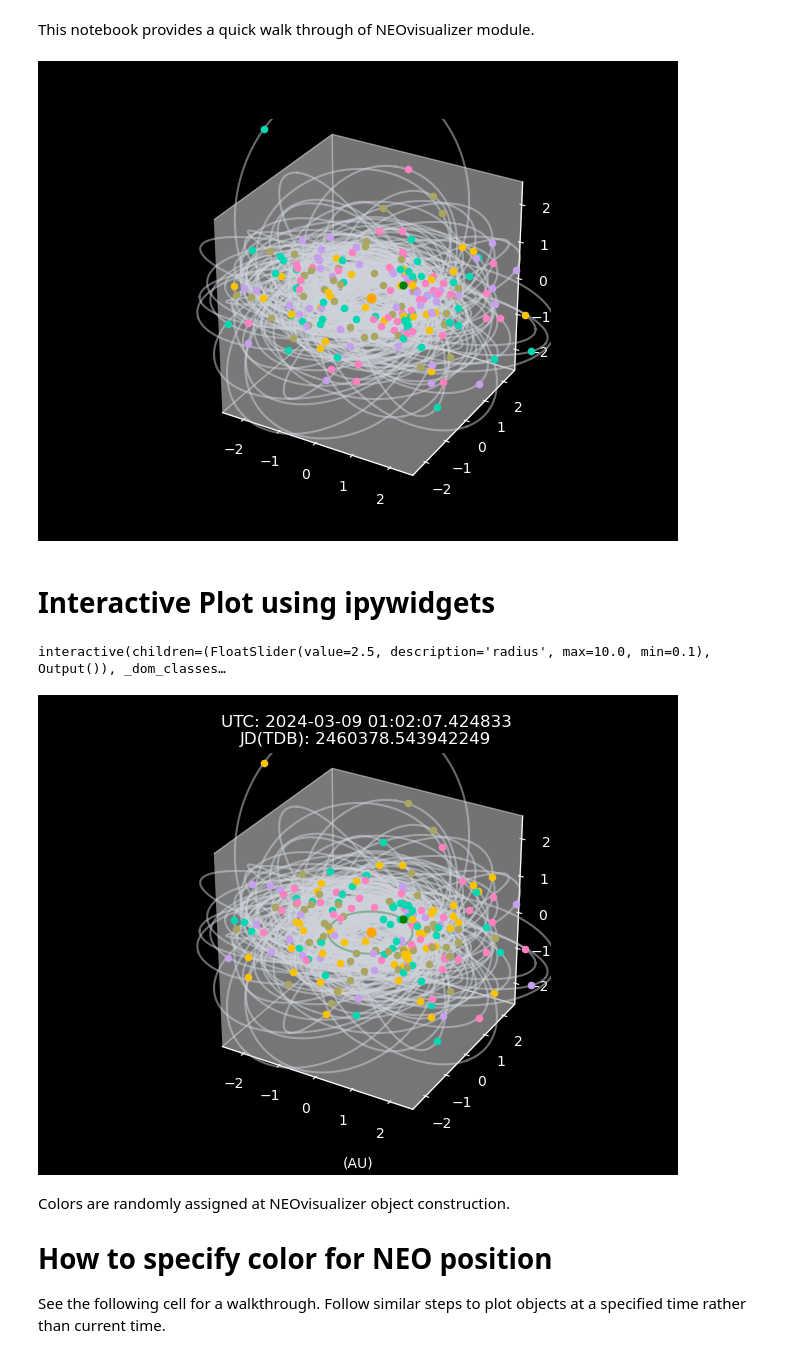
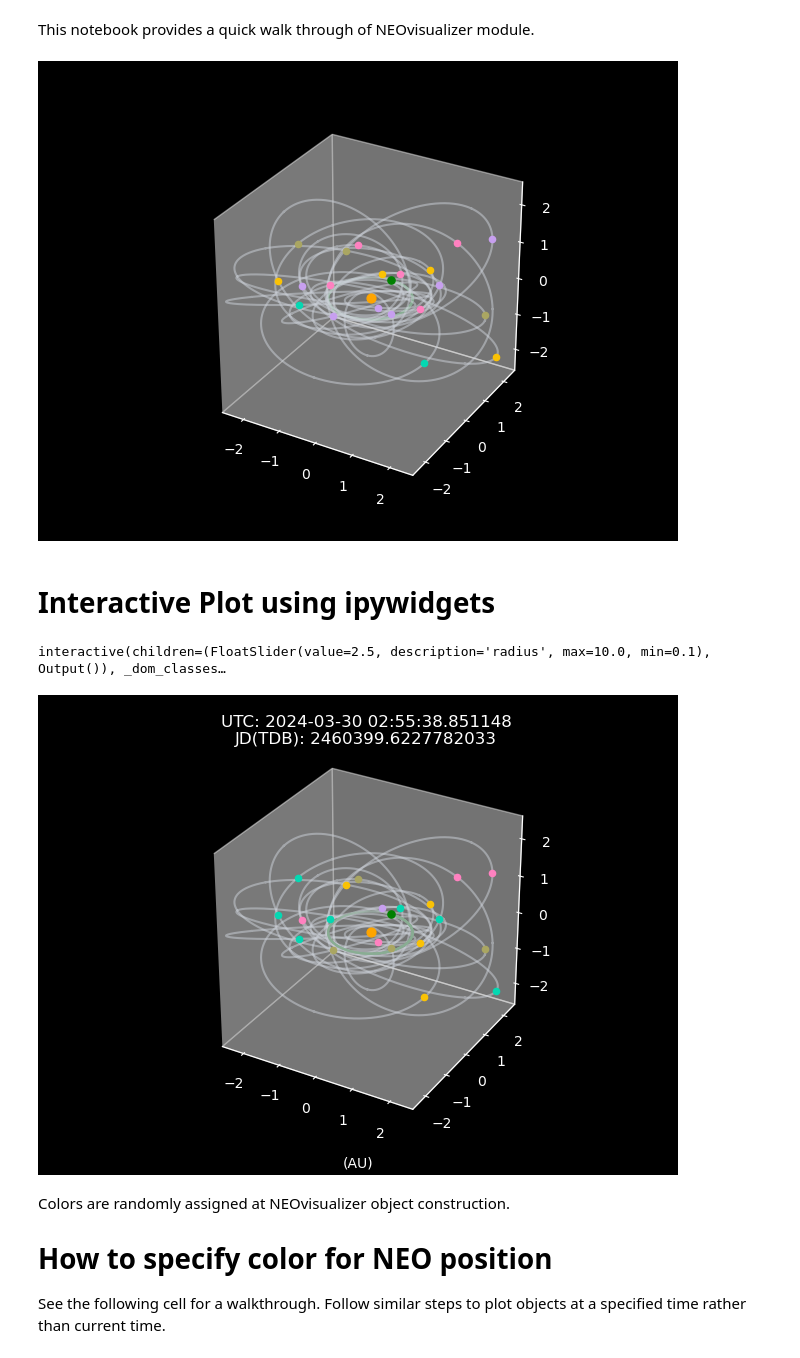
Before and after one commit to ASTR302-Group-AA/Rubin-NEO-Detection, a Jupyter notebook: NEOvisualizer demo.ipynb, the cells around one changed output. Drawn from its saved outputs; the diff is of its cells as text; code cells hidden in the pictures.

```diff
--- a/NEOvisualizer demo.ipynb
+++ b/NEOvisualizer demo.ipynb
@@ -19,34 +19,34 @@ df = pd.read_csv(filename)
 # %%
 # construct NEO objects and hold them in a list (or other iterable data structures)
 objList = []
-for i in range(200):
+for i in range(20):
     objList.append(nv.NEOvisualizer(df.iloc[i]))
 # %%
 # open a figure
 plt.close('all') # close other open figures
 plt.style.use('dark_background')
 fig, ax = plt.subplots(subplot_kw={"projection": "3d"}) # new figure
 
 # set figure axis scales and aspects -- manually adjust for each object's semimajor axis
 radius = 5.0
 ax.set_xlim3d(-radius/2,radius/2)
 ax.set_ylim3d(-radius/2,radius/2)
 ax.set_zlim3d(-radius/2,radius/2)
 ax.set_box_aspect(aspect=(1, 1, 1))
 ax.grid(visible=False)
 #ax.set_axis_off()
 
 # plot the Sun
 ax.scatter(0,0,0, c='orange', s=40)
 
 # plot the Earth
 nv.plotEarth(ax)
 
 # plot objects -- use df['full_name'=='(name of NEO)'] to get index to a specific object
-for i in range(200):
+for i in range(20):
     objList[i].plotOrbit(ax, True)
 # %% [output]
-[figure, old version]
+[figure, new version]
 # %% [markdown]
 # Interactive Plot using ipywidgets
 # %%
@@ -70,7 +70,7 @@ ax.set_title("UTC: {}\nJD(TDB): {}".format(utc, JDTDB))
 ax.scatter(0,0,0, c='orange', s=40)
 
 # plot objects
-for i in range(200): # first 200 objects
+for i in range(20): # first 200 objects
     objList[i].plotOrbit(ax, True)
 
 
@@ -86,7 +86,7 @@ interact(plot, ax=fixed(ax), radius = FloatSlider(value=2.5, min=0.1, max=10.0,
 nv.plotEarth(ax)
 # %% [output]
 interactive(children=(FloatSlider(value=2.5, description='radius', max=10.0, min=0.1), Output()), _dom_classes…
-[figure, old version]
+[figure, new version]
 # %% [markdown]
 Colors are randomly assigned at NEOvisualizer object construction.
 # How to specify color for NEO position
```
Also changed, not shown: parts of 2 cells of this notebook, 2 other files.
